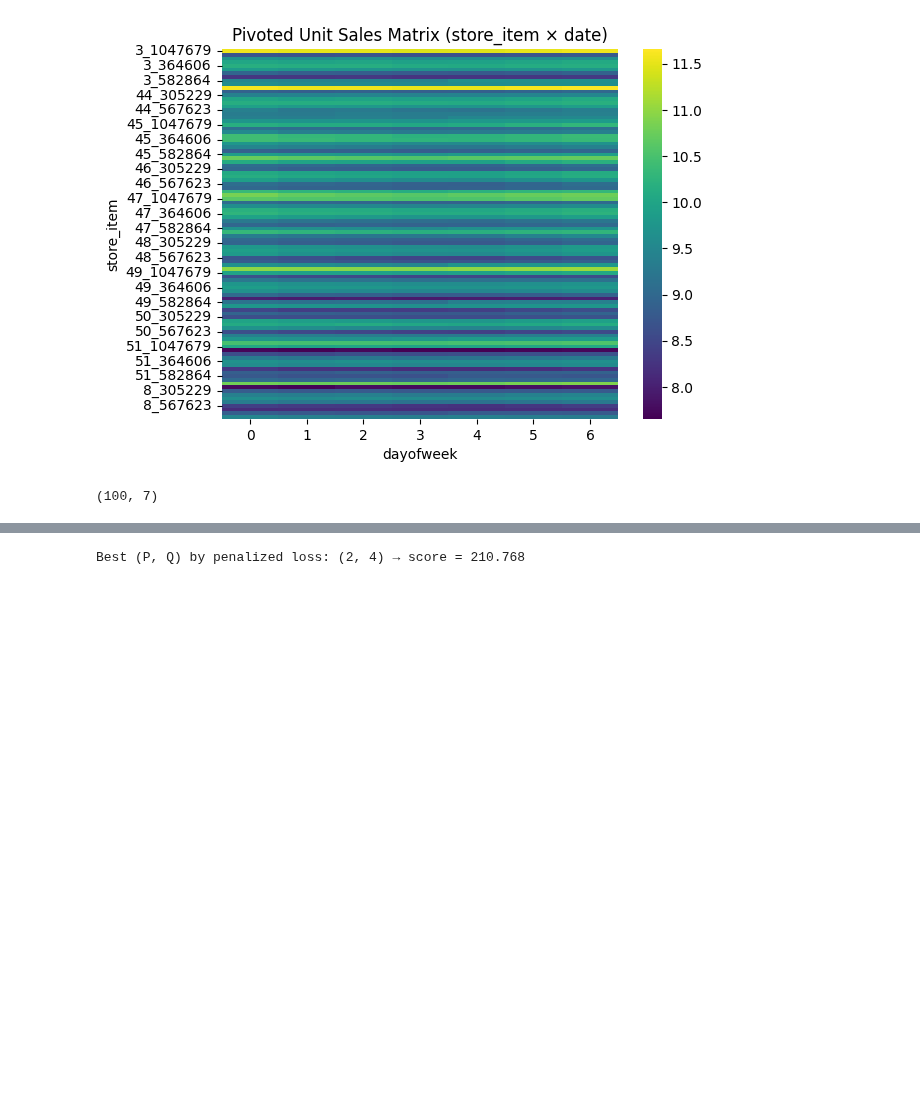
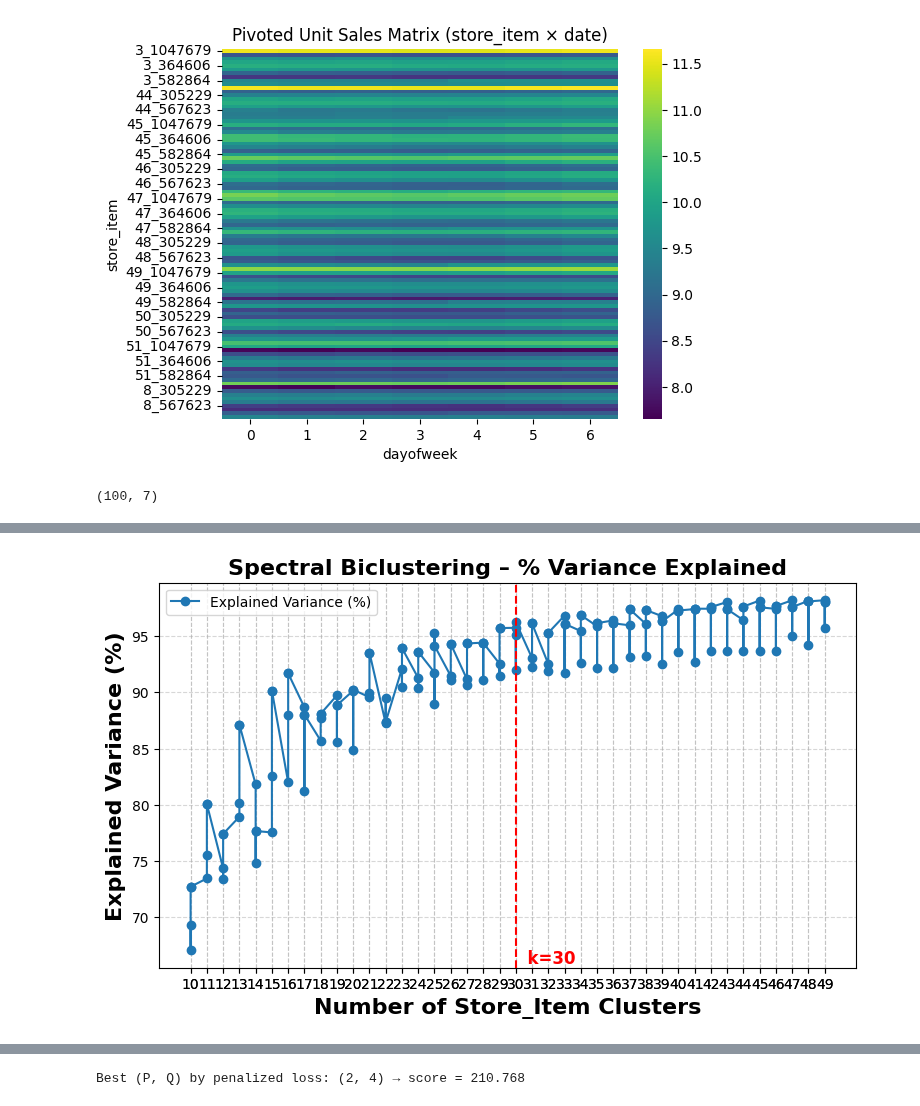
Before and after one commit to ygrepo/kaggle_favorita_grocery_sales_forecasting, a Jupyter notebook: notebook/clustering.ipynb, the cells around one changed output, grey strips where cells are left out. Cells and saved outputs as stored; diff of their text form; code cells hidden in the pictures; blank space fills up the shorter version.

```diff
--- a/notebook/clustering.ipynb
+++ b/notebook/clustering.ipynb
@@ -174,0 +175,8 @@ plot_biclustering_elbow(results_df,
+# %%
+results_spectral_biclustering = compute_spectral_clustering_cv_scores(
+    data=pivot_clean.values,
+    model_class=SpectralBiclustering,
+    n_clusters_row_range=range(10, 50),
+    cv_folds=3
+)
+results_spectral_biclustering
@@ -174,0 +214,11 @@ plot_biclustering_elbow(results_df,
+# %%
+plot_biclustering_elbow(results_spectral_biclustering,
+                        title="Spectral Biclustering – % Variance Explained",
+                        x_col="n_row",
+                        metric="Explained Variance (%)",
+                        tick_step=2,
+                        vline_x=30,
+                        title_fontsize=16,
+                        fn="../output/figures/20250607_spectral_biclustering_elbow.tiff")
+# %% [output]
+[figure, added]
```
Also changed, not shown: parts of 7 cells of this notebook, 2 other files.
